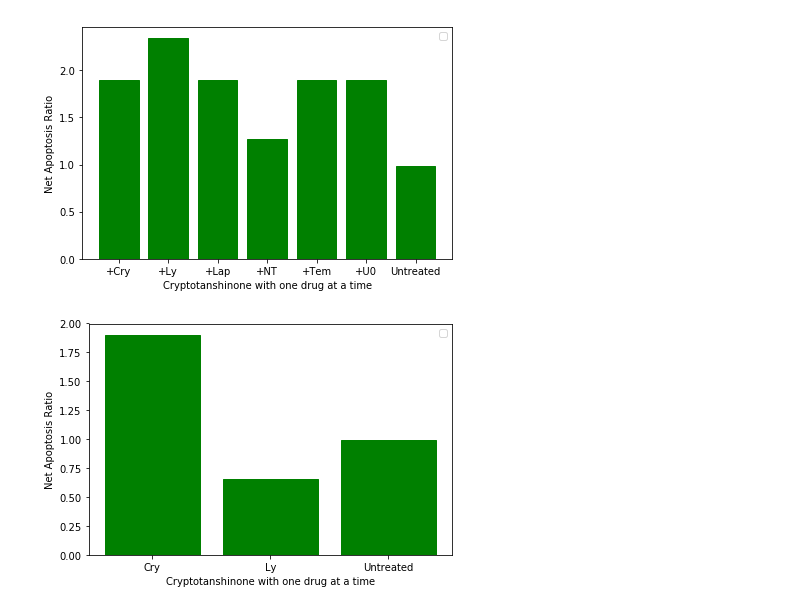
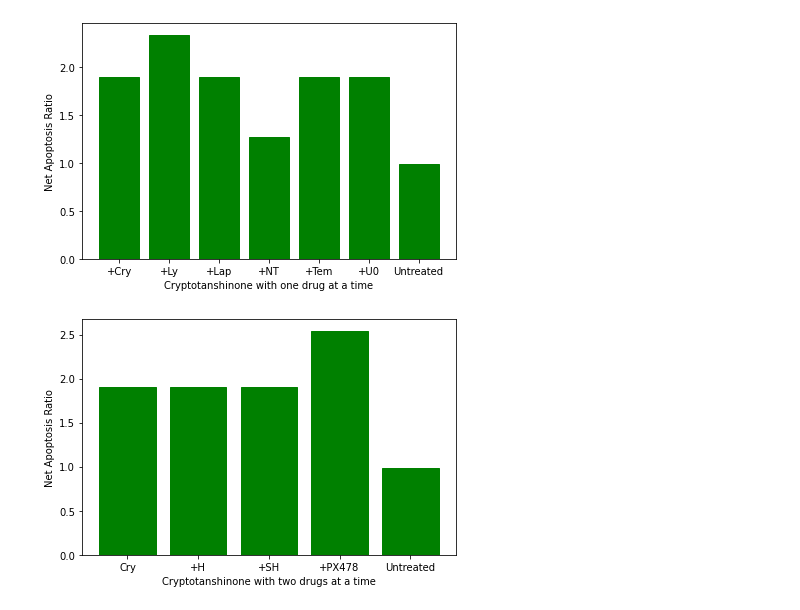
Before and after one commit to sarafradhika/Osteosarcoma_Boolean_Network, a Jupyter notebook: Osteosarcoma_Boolean_Network.ipynb, the cells around one changed output. Saved outputs shown, nothing was run; the diff lists cells and outputs as text; code cells hidden in the pictures.

```diff
--- a/Osteosarcoma_Boolean_Network.ipynb
+++ b/Osteosarcoma_Boolean_Network.ipynb
@@ -5,6 +4,6 @@ from sklearn import preprocessing
 import pandas as pd
 # %%
-def network(CaLM,IGF,TRAIL,EGF,TNFa,IL6,TGFb,IFN,Hh,WNT,cAMP,ROS,fCXCR4,fSLC1A3,fIL8,fMDM2,fp53,fPTEN,fSTAT3,cryp,ly294002,lapatinib,nt157,sh454,temsi,uo126,px478):
+def network(CaLM,IGF,TRAIL,EGF,TNFa,IL6,TGFb,IFN,Hh,WNT,cAMP,ROS,fCXCR4,fSLC1A3,fIL8,fMDM2,fp53,fPTEN,fSTAT3,cryp,ly294002,lapatinib,nt157,sh454,temsi,uo126,px478,ho3867):
 
     CaMK = CaLM
     IGF1R = IGF and (not nt157)
@@ -95,7 +94,7 @@ def network(CaLM,IGF,TRAIL,EGF,TNFa,IL6,TGFb,IFN,Hh,WNT,cAMP,ROS,fCXCR4,fSLC1A3,
     if fSTAT3 == 1:
         temp = 1
 
-    STAT3 = temp and (not (cryp or sh454))
+    STAT3 = temp and (not (cryp or sh454 or ho3867))
 
     MCL1 = STAT3 and (not DNAdamage)
 
@@ -246,9 +245,8 @@ def boolean_network_function(inputs,drugs,faults):
     temsi = int(bin_dr[5])
     uo126 = int(bin_dr[6])
     px478 = int(bin_dr[7])
+    ho3867 = int(bin_dr[4])
 
-    #print(cryp)
-
-    apoptosis_ratio = network(CaLM,IGF,TRAIL,EGF,TNFa,IL6,TGFb,IFN,Hh,WNT,cAMP,ROS,fCXCR4,fSLC1A3,fIL8,fMDM2,fp53,fPTEN,fSTAT3,cryp,ly294002,lapatinib,nt157,sh454,temsi,uo126,px478)
+    apoptosis_ratio = network(CaLM,IGF,TRAIL,EGF,TNFa,IL6,TGFb,IFN,Hh,WNT,cAMP,ROS,fCXCR4,fSLC1A3,fIL8,fMDM2,fp53,fPTEN,fSTAT3,cryp,ly294002,lapatinib,nt157,sh454,temsi,uo126,px478,ho3867)
 
     return apoptosis_ratio
@@ -258,5 +530,5 @@ faults = int('1111111',2)
 # %%
-#SINGLE DRUG
+# Cryptotanshinone with one drug at a time
 
 drugs = [int('10000000',2),int('11000000',2),int('10100000',2),int('10010000',2),int('10000100',2),int('10000010',2),0]
 
@@ -268,42 +540,39 @@ for i in range(0,len(drugs)):
 
     apoptotic_fraction[i] = apoptosis_ratio
 
-#apoptotic_fraction = preprocessing.scale(apoptotic_fraction,with_mean=False,copy=False)
-
 objects = ('+Cry','+Ly','+Lap','+NT','+Tem','+U0','Untreated')
 plt.xlabel('Cryptotanshinone with one drug at a time')
 plt.ylabel('Net Apoptosis Ratio')
 barlist = plt.bar(objects,apoptotic_fraction)
 for i in barlist:
     i.set_color('g')
-plt.legend()
+
 plt.tight_layout()
+plt.savefig('../CryComb_Sim.png')
 plt.show()
 # %% [output]
-[figure, old version]
+[figure, new version]
 # %%
-# Cryptotanshinone and Ly294002 comparison
+# # Cryptotanshinone and PX478 comparison
 
-drugs = [int('10000000',2),int('01000000',2),0]
+drugs = [int('10000000',2),int('10001000',2),int('10001000',2),int('10000001',2),0] #NOTE THAT HO-3867 can be modeled the same as SH-4-54 in the model, since both have only one target STAT3.
 
 apoptotic_fraction = np.zeros(len(drugs))
 
 for i in range(0,len(drugs)):
 
     apoptosis_ratio = boolean_network_function(inputs,drugs[i],faults)
 
     apoptotic_fraction[i] = apoptosis_ratio
 
-#apoptotic_fraction = preprocessing.scale(apoptotic_fraction,with_mean=False,copy=False)
-
-objects = ('Cry','Ly','Untreated')
-plt.xlabel('Cryptotanshinone with one drug at a time')
+objects = ('Cry','+H','+SH','+PX478','Untreated')
+plt.xlabel('Cryptotanshinone with two drugs at a time')
 plt.ylabel('Net Apoptosis Ratio')
 barlist = plt.bar(objects,apoptotic_fraction)
 for i in barlist:
     i.set_color('g')
-plt.legend()
 plt.tight_layout()
+plt.savefig('../CryPx_Sim.png')
 plt.show()
 # %% [output]
-[figure, old version]
+[figure, new version]
```
Also changed, not shown: parts of 10 cells of this notebook, 17 other files.
